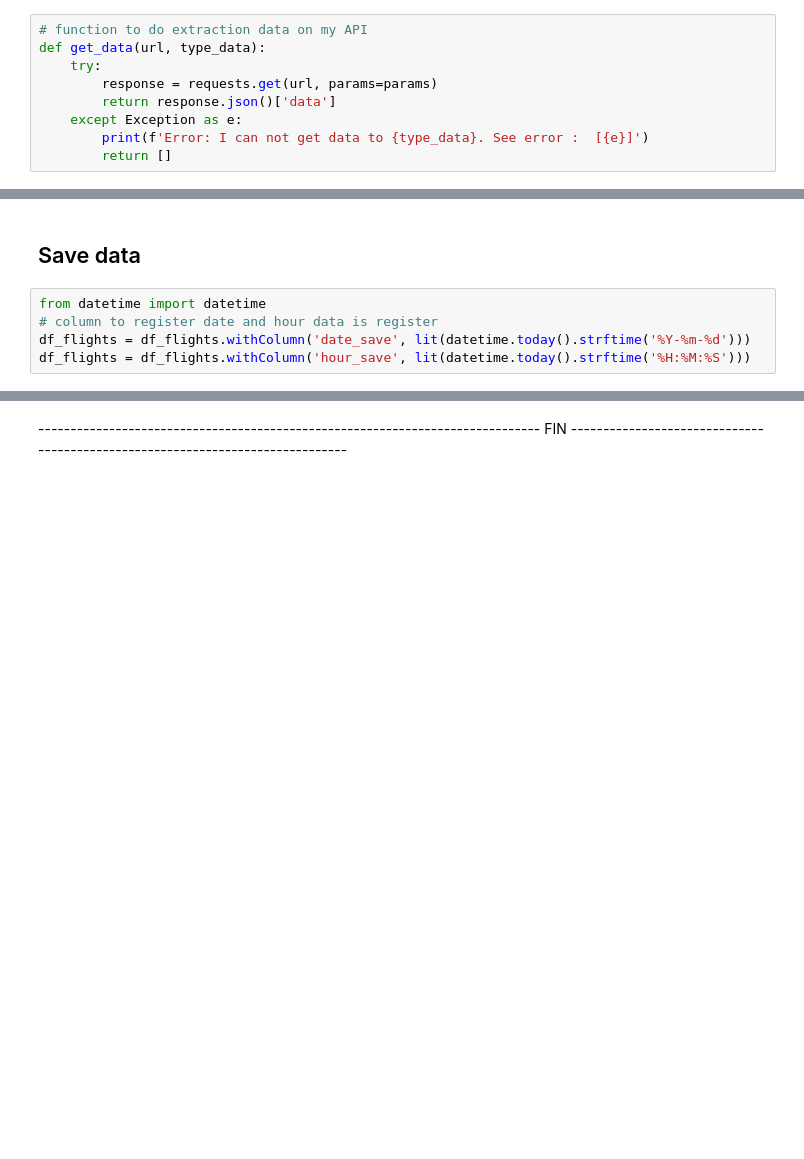
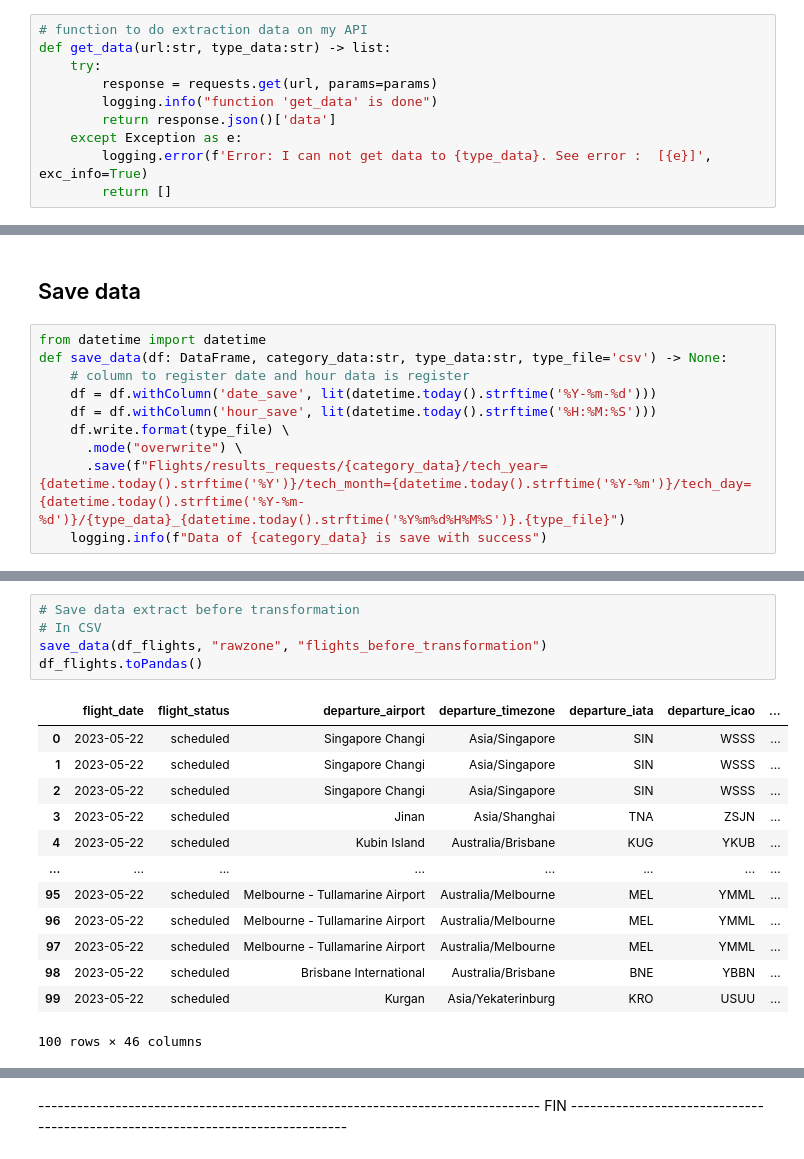
Before and after one commit to amouhite-dev/test_technique_exalt, a Jupyter notebook: TestTechniqueExaltIT_ETL.ipynb, the cells around one changed output, grey strips where cells are left out. Cells and saved outputs as stored; diff of their text form; blank space fills up the shorter version.

```diff
--- a/TestTechniqueExaltIT_ETL.ipynb
+++ b/TestTechniqueExaltIT_ETL.ipynb
@@ -82,10 +94,11 @@ url_flights = "http://api.aviationstack.com/v1/flights"
 import requests
 # %%
 # function to do extraction data on my API
-def get_data(url, type_data):
+def get_data(url:str, type_data:str) -> list:
     try:
         response = requests.get(url, params=params)
+        logging.info("function 'get_data' is done")
         return response.json()['data']
     except Exception as e:
-        print(f'Error: I can not get data to {type_data}. See error :  [{e}]')
+        logging.error(f'Error: I can not get data to {type_data}. See error :  [{e}]', exc_info=True)
         return []
@@ -797,6 +663,11 @@ L'aéroport avec la plus grande différence entre le nombre de vol sortant et le
 ## Save data
 # %%
 from datetime import datetime
-# column to register date and hour data is register
-df_flights = df_flights.withColumn('date_save', lit(datetime.today().strftime('%Y-%m-%d')))
-df_flights = df_flights.withColumn('hour_save', lit(datetime.today().strftime('%H:%M:%S')))
+def save_data(df: DataFrame, category_data:str, type_data:str, type_file='csv') -> None:
+    # column to register date and hour data is register
+    df = df.withColumn('date_save', lit(datetime.today().strftime('%Y-%m-%d')))
+    df = df.withColumn('hour_save', lit(datetime.today().strftime('%H:%M:%S')))
+    df.write.format(type_file) \
+      .mode("overwrite") \
+      .save(f"Flights/results_requests/{category_data}/tech_year={datetime.today().strftime('%Y')}/tech_month={datetime.today().strftime('%Y-%m')}/tech_day={datetime.today().strftime('%Y-%m-%d')}/{type_data}_{datetime.today().strftime('%Y%m%d%H%M%S')}.{type_file}")
+    logging.info(f"Data of {category_data} is save with success")
@@ -838,0 +722,19 @@ spark.stop()
+# %%
+# Save data extract before transformation
+# In CSV
+save_data(df_flights, "rawzone", "flights_before_transformation")
+df_flights.toPandas()
+# %% [output]
+|  | flight_date | flight_status | departure_airport | departure_timezone | departure_iata | departure_icao | ... |
+| 0 | 2023-05-22 | scheduled | Singapore Changi | Asia/Singapore | SIN | WSSS | ... |
+| 1 | 2023-05-22 | scheduled | Singapore Changi | Asia/Singapore | SIN | WSSS | ... |
+| 2 | 2023-05-22 | scheduled | Singapore Changi | Asia/Singapore | SIN | WSSS | ... |
+| 3 | 2023-05-22 | scheduled | Jinan | Asia/Shanghai | TNA | ZSJN | ... |
+| 4 | 2023-05-22 | scheduled | Kubin Island | Australia/Brisbane | KUG | YKUB | ... |
+| ... | ... | ... | ... | ... | ... | ... | ... |
+| 95 | 2023-05-22 | scheduled | Melbourne - Tullamarine Airport | Australia/Melbourne | MEL | YMML | ... |
+| 96 | 2023-05-22 | scheduled | Melbourne - Tullamarine Airport | Australia/Melbourne | MEL | YMML | ... |
+| 97 | 2023-05-22 | scheduled | Melbourne - Tullamarine Airport | Australia/Melbourne | MEL | YMML | ... |
+| 98 | 2023-05-22 | scheduled | Brisbane International | Australia/Brisbane | BNE | YBBN | ... |
+| 99 | 2023-05-22 | scheduled | Kurgan | Asia/Yekaterinburg | KRO | USUU | ... |
+100 rows × 46 columns
```
Also changed, not shown: parts of 49 cells of this notebook.
